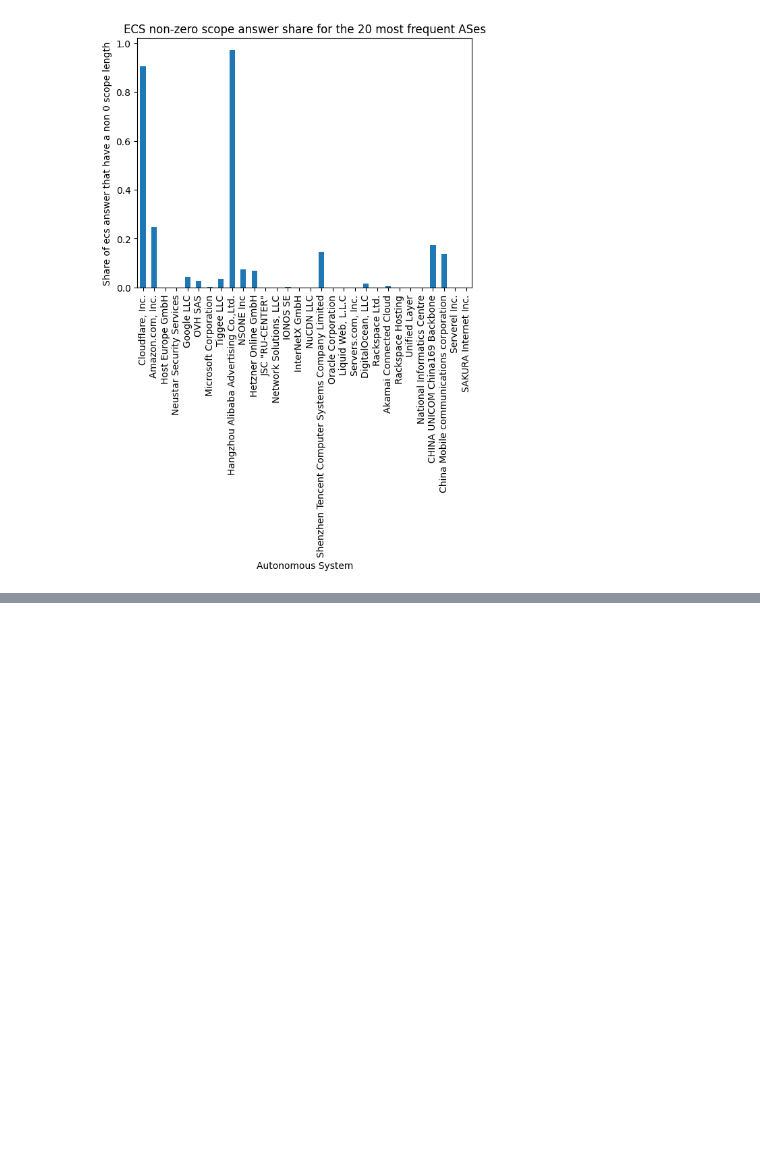
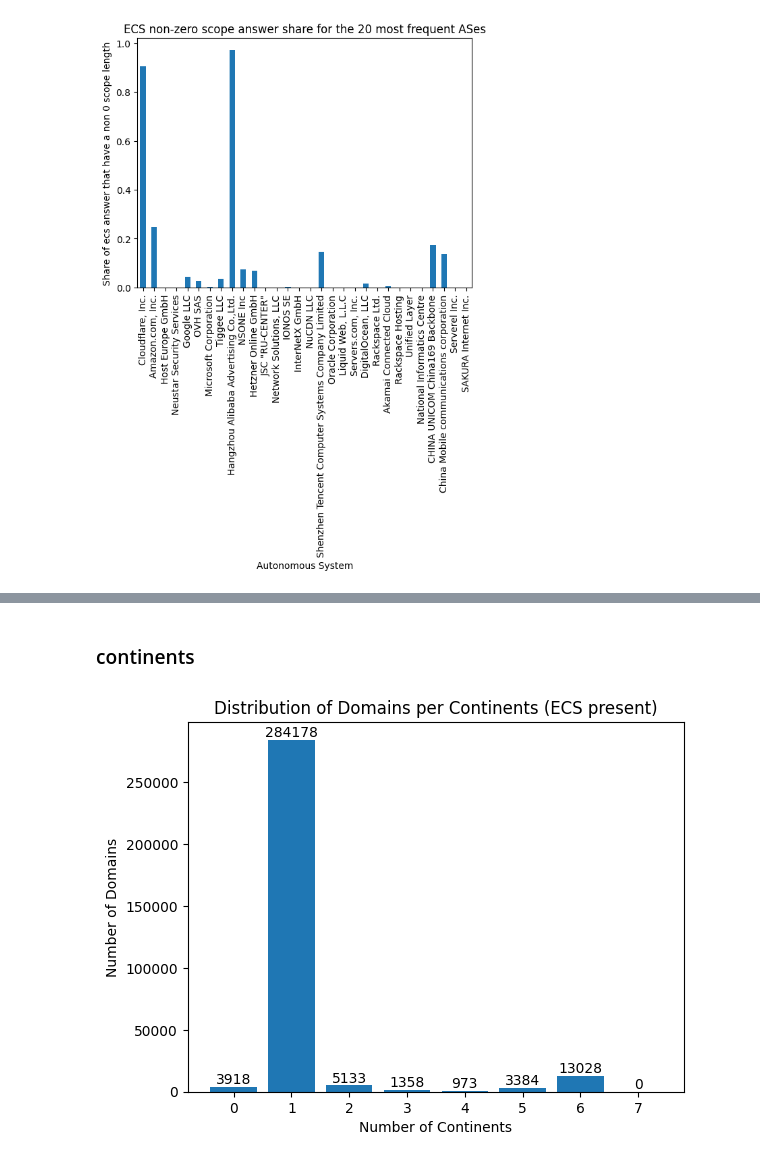
Before and after one commit to f10d0/edns_subnet_measurement, a Jupyter notebook: analysis/graphs.ipynb, the cells around one changed output, grey strips where cells are left out. Cells and saved outputs as stored; diff of their text form; code cells hidden in the pictures; blank space fills up the shorter version.

```diff
--- a/analysis/graphs.ipynb
+++ b/analysis/graphs.ipynb
@@ -125,0 +145,7 @@ plots.plot_non_zero_scope_answer_share(df, PLOT_PATH)
+# %% [markdown]
+### continents
+# %%
+df = df_logic.load_enriched_csv(ENR_FLTR_SCAN_PATH, usecols=["domain","scope","subnet-location","ip-locations"])
+plots.plot_continent_distribution(df, NO_CLOUDFLARE_PATH, ecs=True)
+# %% [output]
+[figure, added]
```
Also changed, not shown: parts of 9 cells of this notebook, 3 other files.
